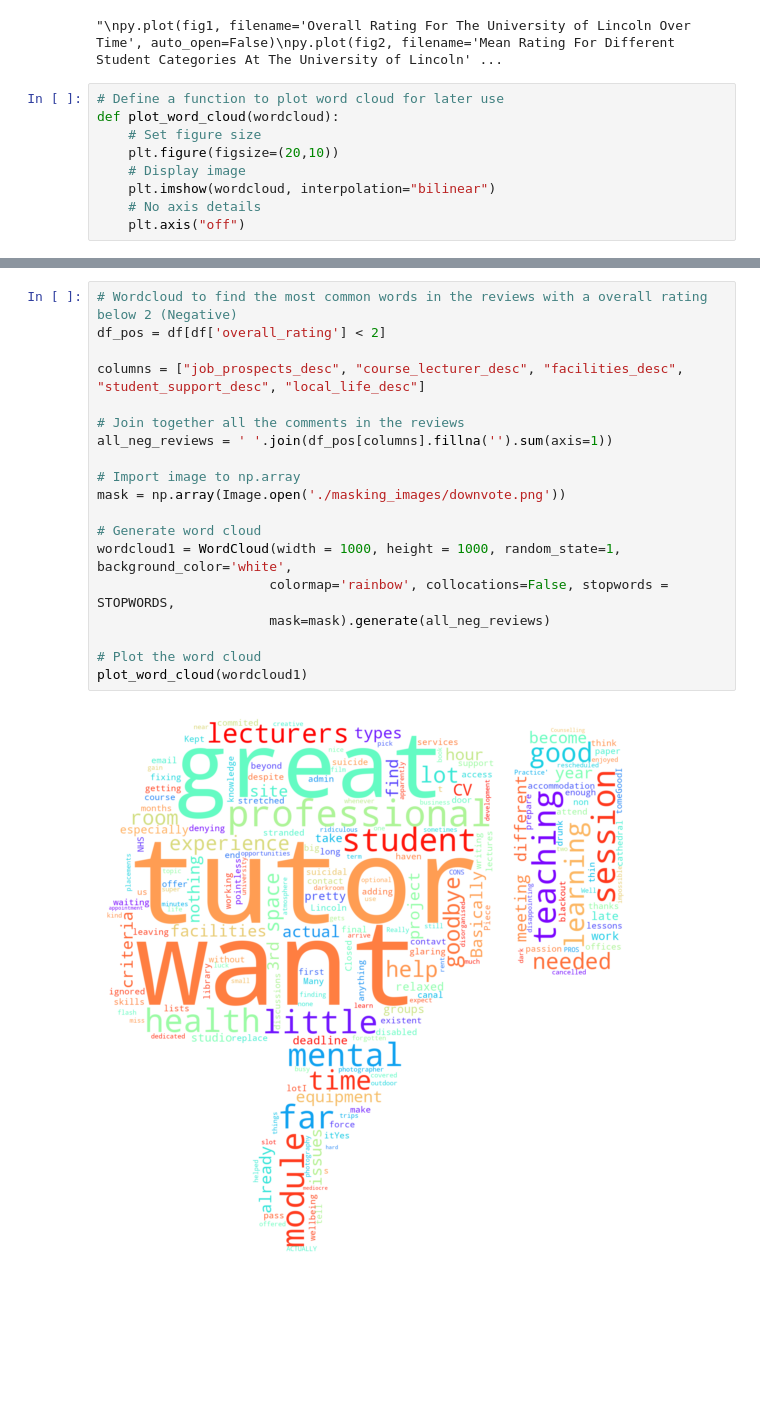
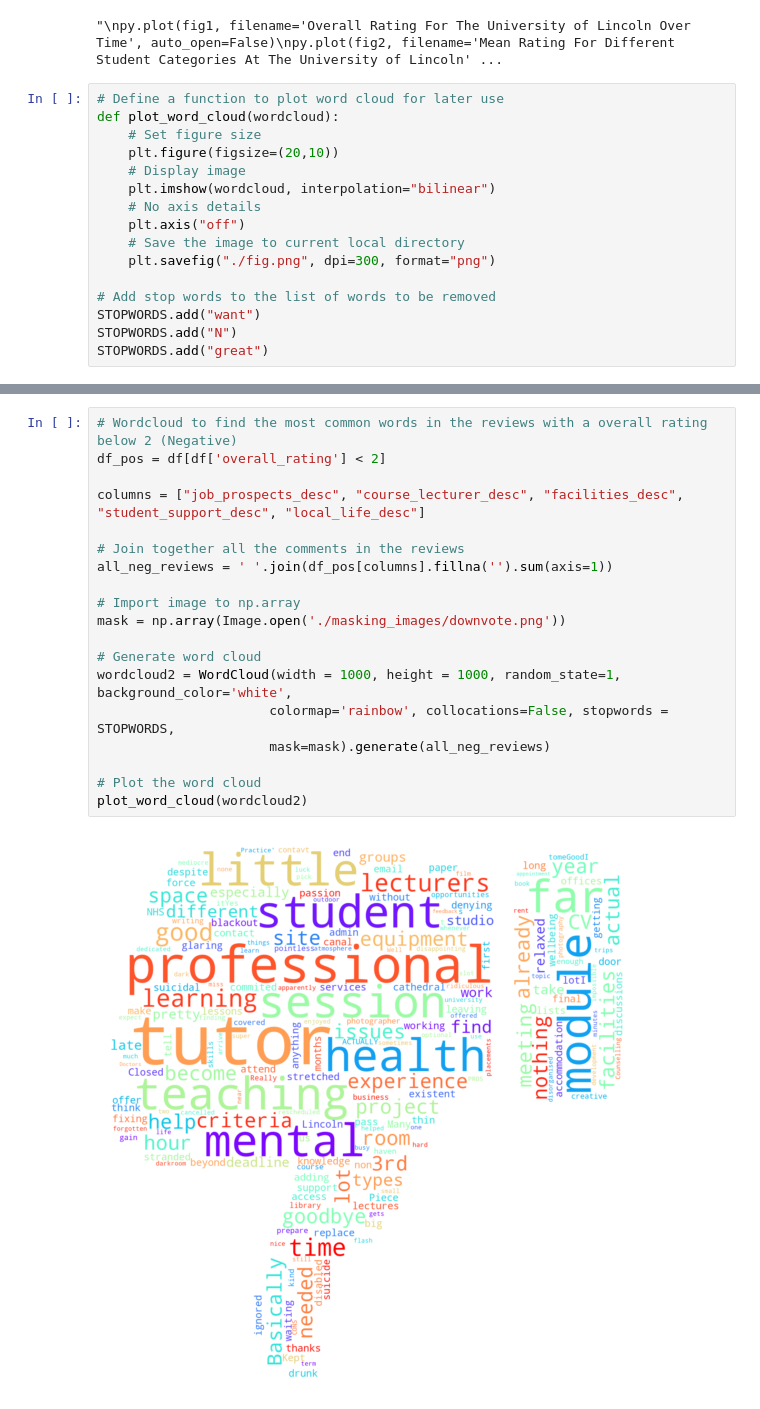
Before and after one commit to mathewsjoyy/CMP2804M-TSE-Project, a Jupyter notebook: app/additionals/data_analysis/data_analysis.ipynb, the cells around one changed output, grey strips where cells are left out. Drawn from its saved outputs; the diff is of its cells as text; blank space fills up the shorter version.

```diff
--- a/app/additionals/data_analysis/data_analysis.ipynb
+++ b/app/additionals/data_analysis/data_analysis.ipynb
@@ -191,6 +191,13 @@ def plot_word_cloud(wordcloud):
     plt.imshow(wordcloud, interpolation="bilinear")
     # No axis details
     plt.axis("off")
+    # Save the image to current local directory
+    plt.savefig("./fig.png", dpi=300, format="png")
+
+# Add stop words to the list of words to be removed
+STOPWORDS.add("want")
+STOPWORDS.add("N")
+STOPWORDS.add("great")
 # %%
 # Wordcloud to find the most common words in the reviews with a overall rating above (or equal to) 4 (Positive)
 df_pos = df[df['overall_rating'] >= 4]
@@ -215,21 +222,21 @@ plot_word_cloud(wordcloud1)
 # %%
 # Wordcloud to find the most common words in the reviews with a overall rating below 2 (Negative)
 df_pos = df[df['overall_rating'] < 2]
 
 columns = ["job_prospects_desc", "course_lecturer_desc", "facilities_desc", "student_support_desc", "local_life_desc"]
 
 # Join together all the comments in the reviews
 all_neg_reviews = ' '.join(df_pos[columns].fillna('').sum(axis=1))
 
 # Import image to np.array
 mask = np.array(Image.open('./masking_images/downvote.png'))
 
 # Generate word cloud
-wordcloud1 = WordCloud(width = 1000, height = 1000, random_state=1, background_color='white',
+wordcloud2 = WordCloud(width = 1000, height = 1000, random_state=1, background_color='white',
                       colormap='rainbow', collocations=False, stopwords = STOPWORDS,
                       mask=mask).generate(all_neg_reviews)
 
 # Plot the word cloud
-plot_word_cloud(wordcloud1)
+plot_word_cloud(wordcloud2)
 # %% [output]
-[figure, old version]
+[figure, new version]
```
Also changed, not shown: parts of 1 cell of this notebook, 10 other files.
